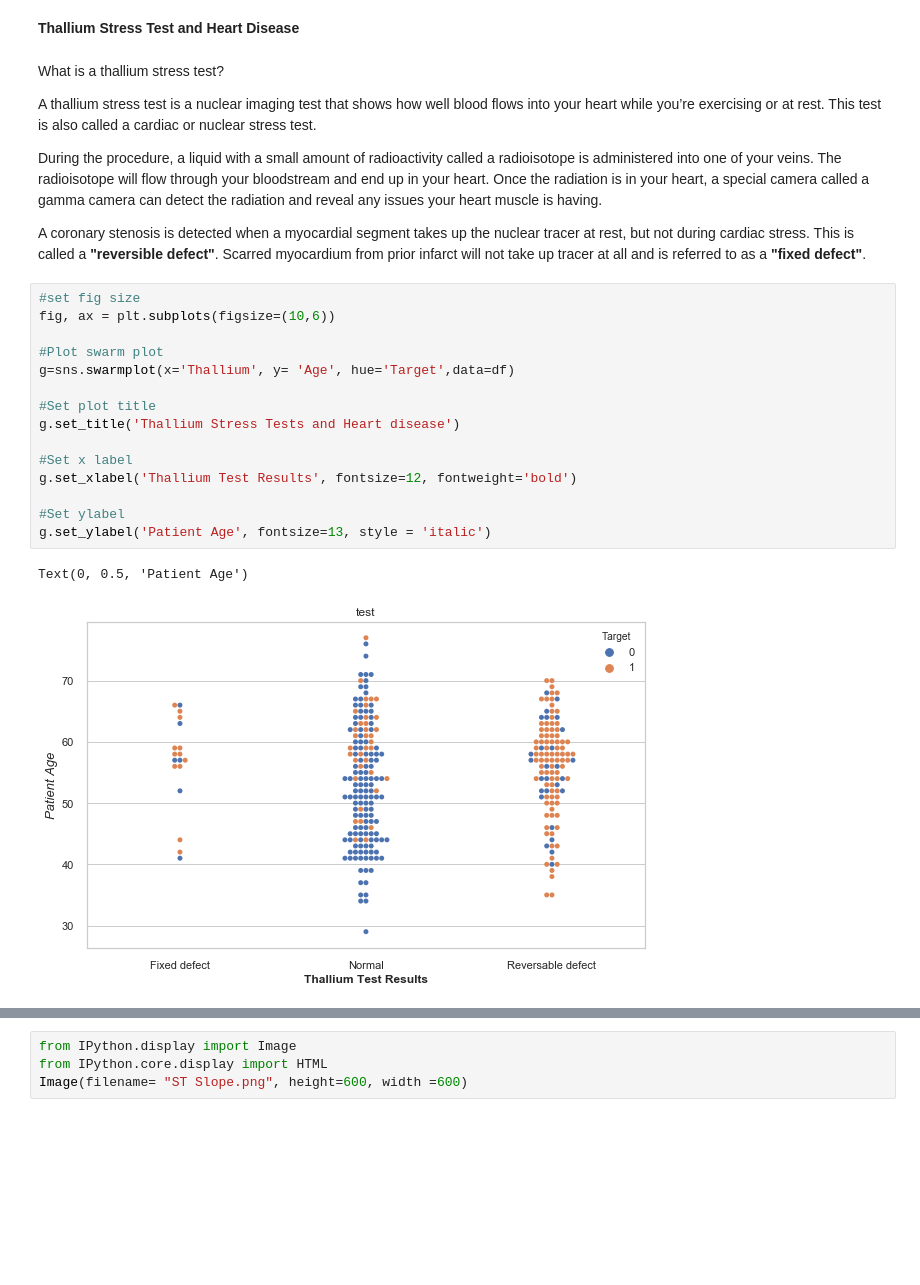
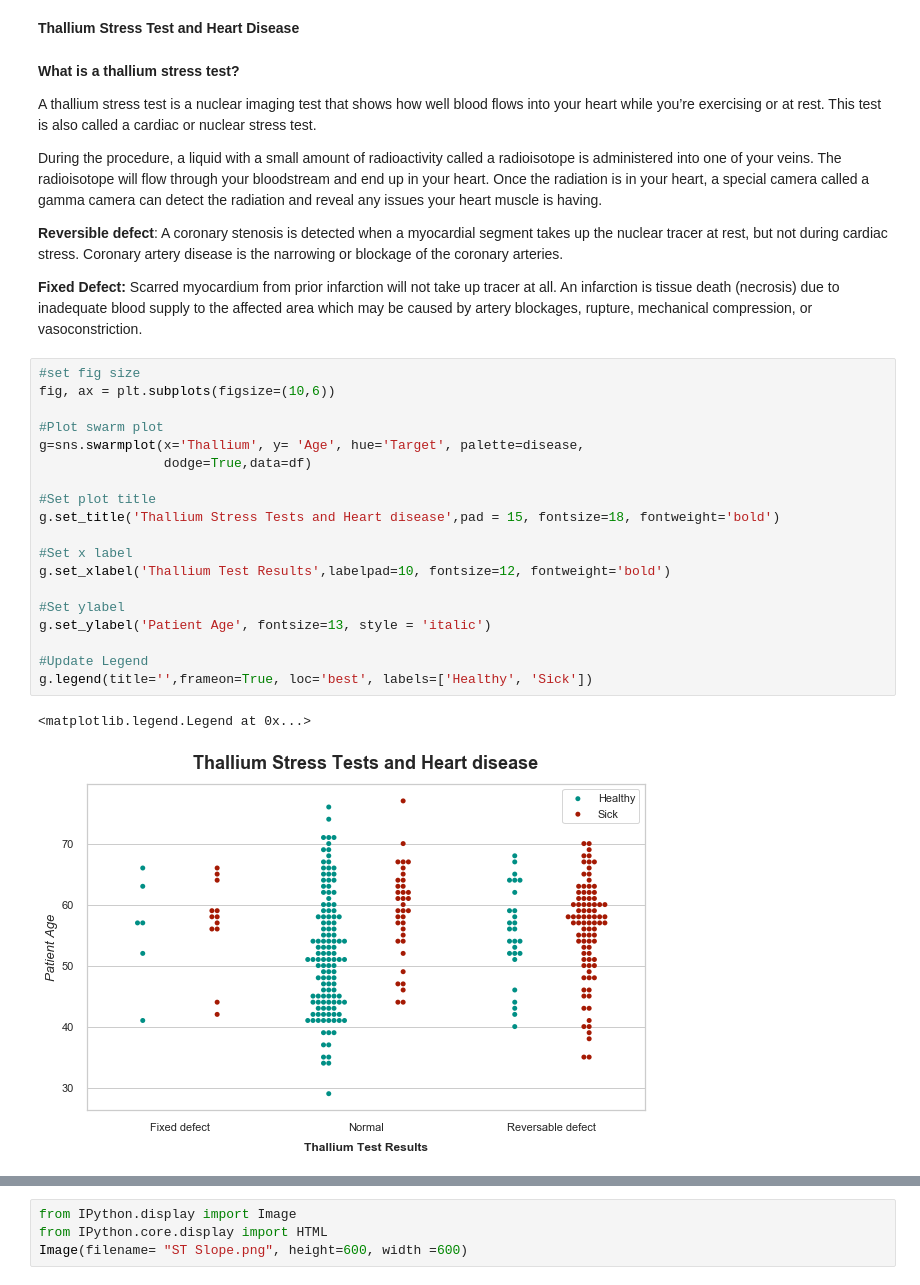
Before and after one commit to KishenSharma6/HeartDisease-Classification, a Jupyter notebook: Heart Disease - Classification.ipynb, the cells around one changed output, grey strips where cells are left out. Drawn from its saved outputs; the diff is of its cells as text; blank space fills up the shorter version.

```diff
--- a/Heart Disease - Classification.ipynb
+++ b/Heart Disease - Classification.ipynb
@@ -320,28 +319,34 @@ Let's dive a little deeper and how patient Thallium results correlated with hear
 # %% [markdown]
 **Thallium Stress Test and Heart Disease**
 # %% [markdown]
-What is a thallium stress test?
+**What is a thallium stress test?**
 
 A thallium stress test is a nuclear imaging test that shows how well blood flows into your heart while you’re exercising or at rest. This test is also called a cardiac or nuclear stress test.
 
 During the procedure, a liquid with a small amount of radioactivity called a radioisotope is administered into one of your veins. The radioisotope will flow through your bloodstream and end up in your heart. Once the radiation is in your heart, a special camera called a gamma camera can detect the radiation and reveal any issues your heart muscle is having.
 
-A coronary stenosis is detected when a myocardial segment takes up the nuclear tracer at rest, but not during cardiac stress. This is called a **"reversible defect"**. Scarred myocardium from prior infarct will not take up tracer at all and is referred to as a **"fixed defect"**.
+**Reversible defect**: A coronary stenosis is detected when a myocardial segment takes up the nuclear tracer at rest, but not during cardiac stress. Coronary artery disease is the narrowing or blockage of the coronary arteries.
+
+**Fixed Defect:** Scarred myocardium from prior infarction will not take up tracer at all. An infarction is tissue death (necrosis) due to inadequate blood supply to the affected area which may be caused by artery blockages, rupture, mechanical compression, or vasoconstriction.
 # %%
 #set fig size
 fig, ax = plt.subplots(figsize=(10,6))
 
 #Plot swarm plot
-g=sns.swarmplot(x='Thallium', y= 'Age', hue='Target',data=df)
+g=sns.swarmplot(x='Thallium', y= 'Age', hue='Target', palette=disease,
+                dodge=True,data=df)
 
 #Set plot title
-g.set_title('Thallium Stress Tests and Heart disease')
+g.set_title('Thallium Stress Tests and Heart disease',pad = 15, fontsize=18, fontweight='bold')
 
 #Set x label
-g.set_xlabel('Thallium Test Results', fontsize=12, fontweight='bold')
+g.set_xlabel('Thallium Test Results',labelpad=10, fontsize=12, fontweight='bold')
 
 #Set ylabel
 g.set_ylabel('Patient Age', fontsize=13, style = 'italic')
+
+#Update Legend
+g.legend(title='',frameon=True, loc='best', labels=['Healthy', 'Sick'])
 # %% [output]
-Text(0, 0.5, 'Patient Age')
+<matplotlib.legend.Legend at 0x...>
-[figure, old version]
+[figure, new version]
```
Also changed, not shown: parts of 11 cells of this notebook.
